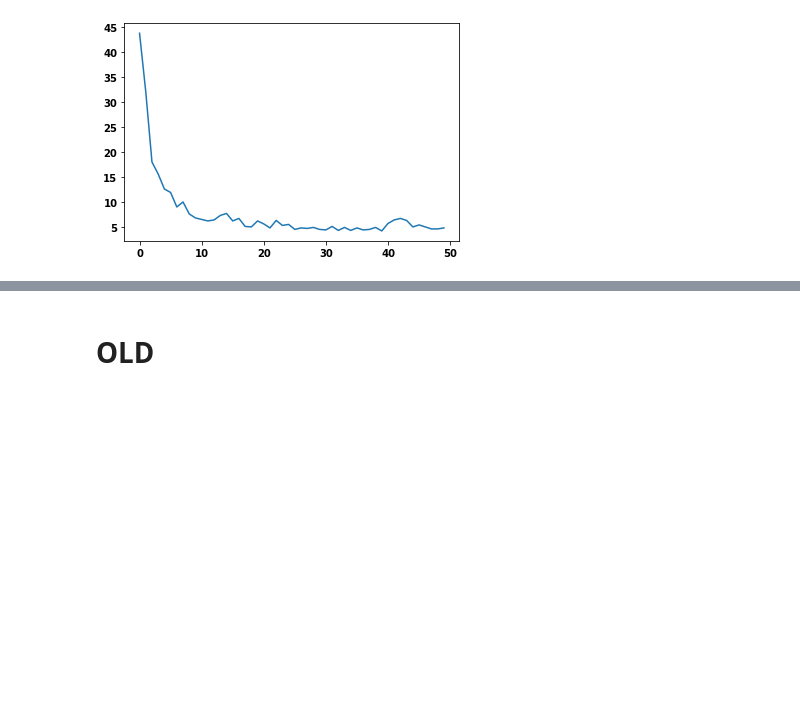
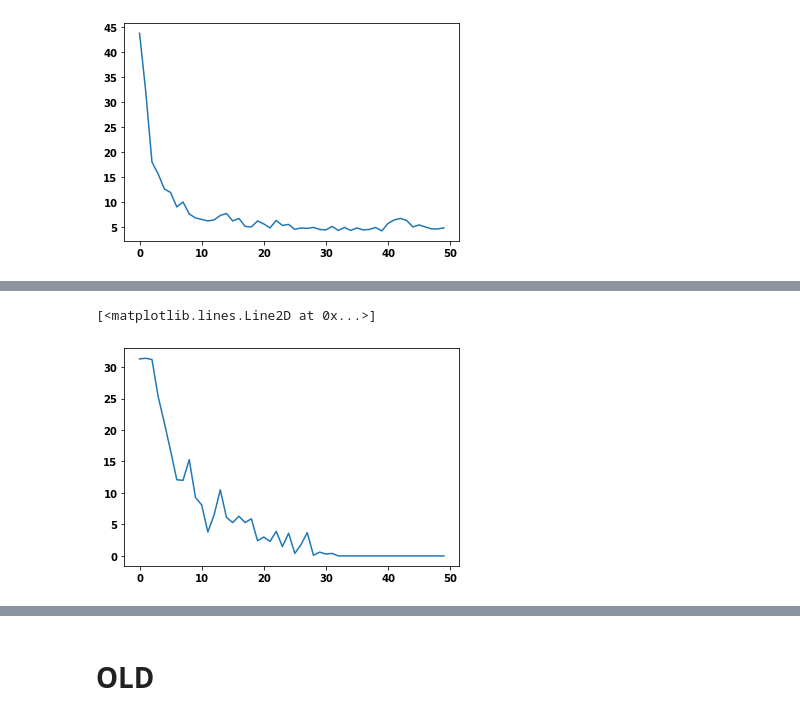
Before and after one commit to giorgiosav/dl-proj1, a Jupyter notebook: proj1_Manu.ipynb, the cells around one changed output, grey strips where cells are left out. Drawn from its saved outputs; the diff is of its cells as text; code cells hidden in the pictures; blank space fills up the shorter version.

```diff
--- a/proj1_Manu.ipynb
+++ b/proj1_Manu.ipynb
@@ -734,0 +1098,5 @@ plt.plot(epochs_range, acc['test'])
+# %%
+plt.plot(epochs_range, acc['train'])
+# %% [output]
+[<matplotlib.lines.Line2D at 0x...>]
+[figure, added]
```
Also changed, not shown: parts of 105 cells of this notebook, 6 other files.
